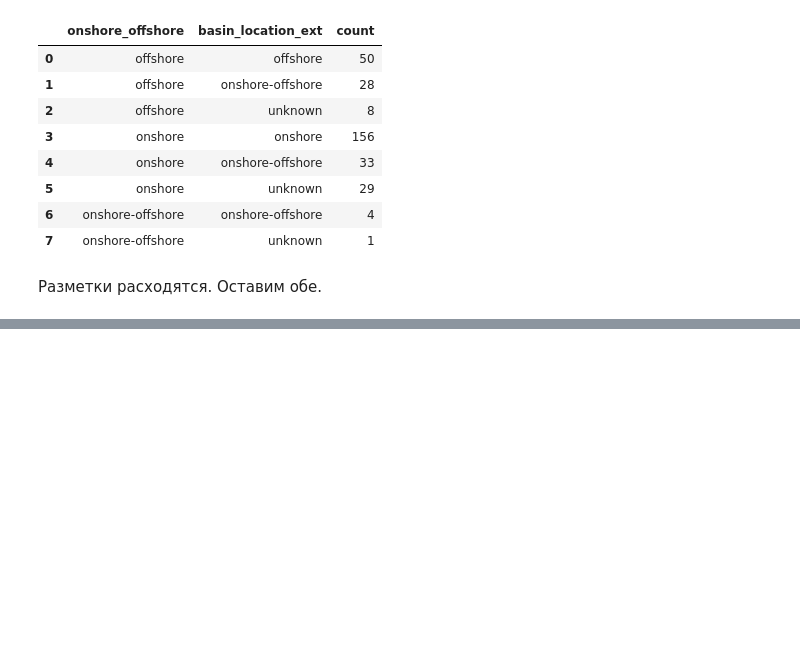
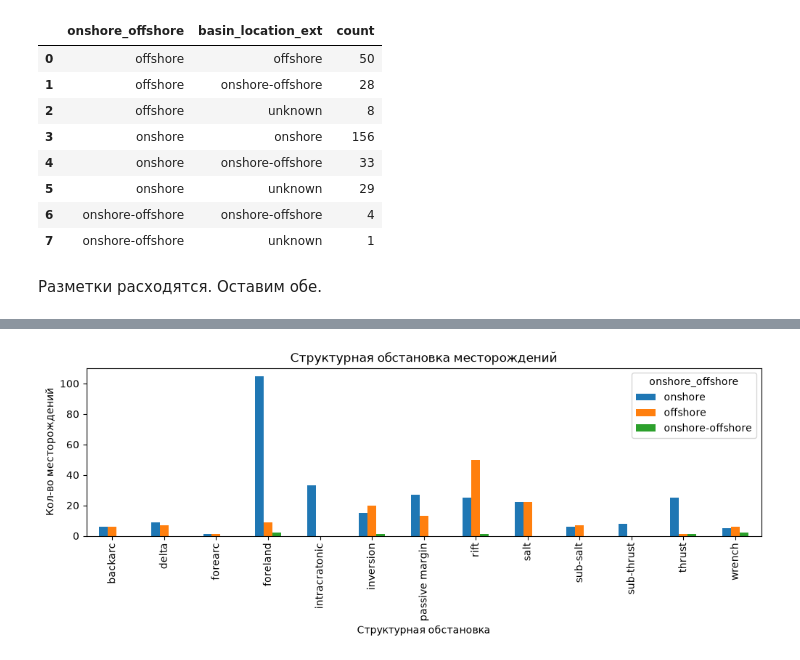
Before and after one commit to AlekseiAgarkov/classification-of-oil-and-gas, a Jupyter notebook: notebooks/eda.ipynb, the cells around one changed output, grey strips where cells are left out. Saved outputs shown, nothing was run; the diff lists cells and outputs as text; code cells hidden in the pictures; blank space fills up the shorter version.

```diff
--- a/notebooks/eda.ipynb
+++ b/notebooks/eda.ipynb
@@ -764,0 +769,10 @@ gdf.groupby(['onshore_offshore', 'basin_location_ext']).size().reset_index(name=
+# %%
+structural_setting = split_strings(gdf, 'structural_setting')
+structural_setting_df = pd.DataFrame({"structural_setting": structural_setting, "onshore_offshore": gdf['onshore_offshore']})
+structural_setting_df = structural_setting_df.explode("structural_setting").reset_index(drop=True)
+structural_setting_ct = pd.crosstab(structural_setting_df['structural_setting'], structural_setting_df['onshore_offshore'])[['onshore', 'offshore', 'onshore-offshore']]
+# %%
+structural_setting_ct.plot(kind='bar', figsize=(12, 3), xlabel='Структурная обстановка', ylabel='Кол-во месторождений', title='Структурная обстановка месторождений')
+plt.show()
+# %% [output]
+[figure, added]
```
Also changed, not shown: parts of 29 cells of this notebook.
